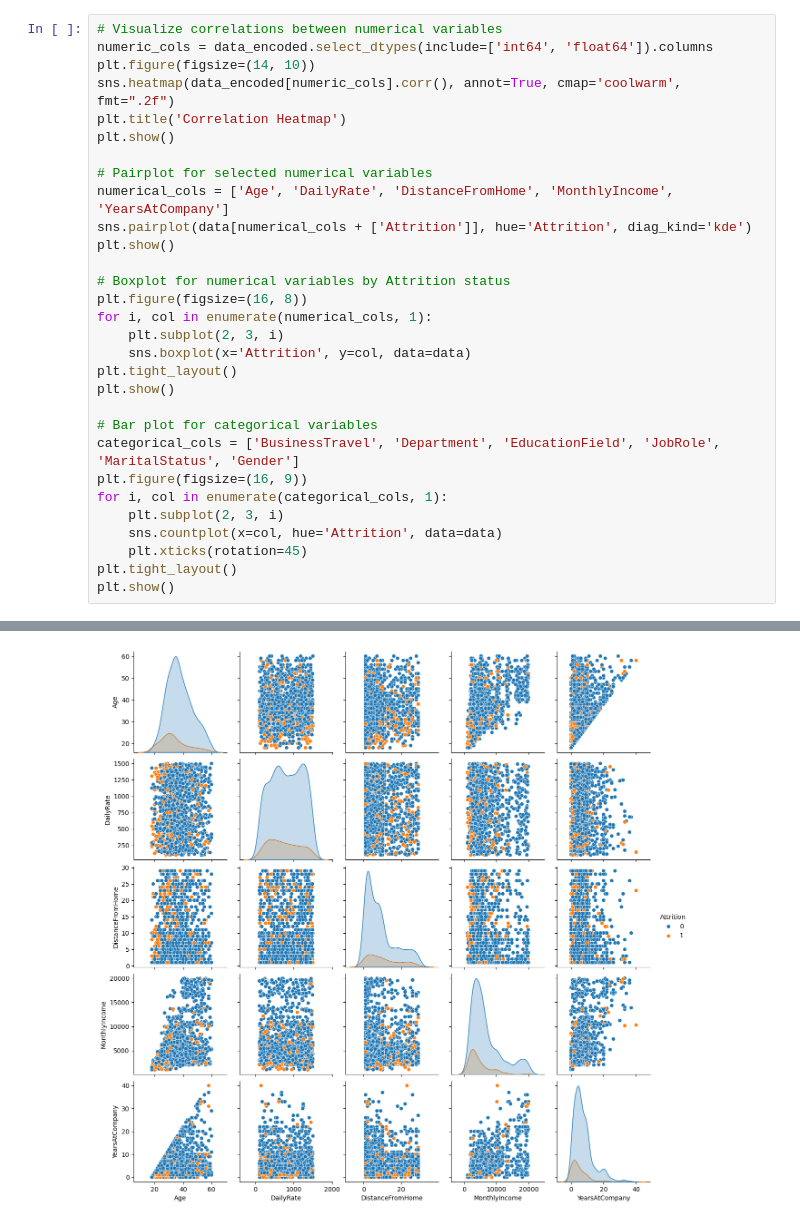
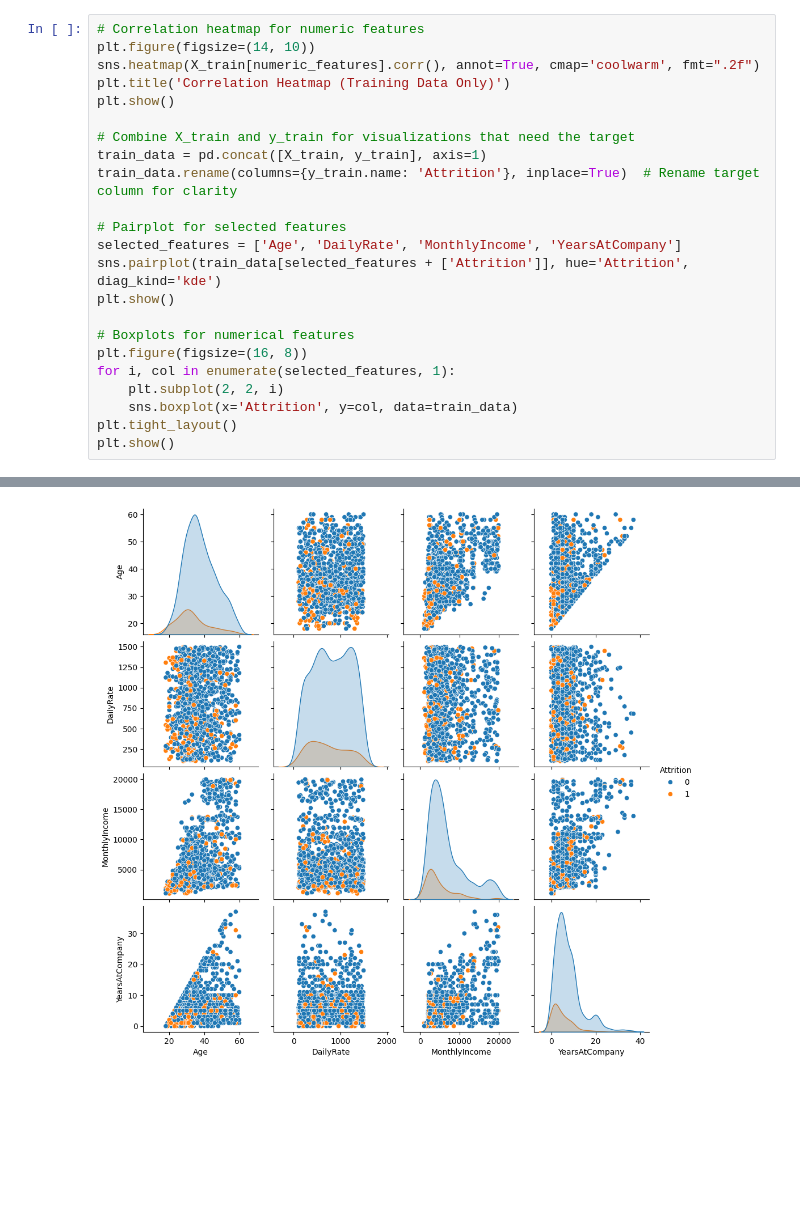
Before and after one commit to elpidakyritsopoulou/2nd-challenge, a Jupyter notebook: DT2_assignment.ipynb, the cells around one changed output, grey strips where cells are left out. Drawn from its saved outputs; the diff is of its cells as text; blank space fills up the shorter version.

```diff
--- a/DT2_assignment.ipynb
+++ b/DT2_assignment.ipynb
@@ -74,31 +77,24 @@ max                  15.000000             17.000000
 # %%
-# Visualize correlations between numerical variables
-numeric_cols = data_encoded.select_dtypes(include=['int64', 'float64']).columns
+# Correlation heatmap for numeric features
 plt.figure(figsize=(14, 10))
-sns.heatmap(data_encoded[numeric_cols].corr(), annot=True, cmap='coolwarm', fmt=".2f")
-plt.title('Correlation Heatmap')
+sns.heatmap(X_train[numeric_features].corr(), annot=True, cmap='coolwarm', fmt=".2f")
+plt.title('Correlation Heatmap (Training Data Only)')
 plt.show()
 
-# Pairplot for selected numerical variables
-numerical_cols = ['Age', 'DailyRate', 'DistanceFromHome', 'MonthlyIncome', 'YearsAtCompany']
-sns.pairplot(data[numerical_cols + ['Attrition']], hue='Attrition', diag_kind='kde')
+# Combine X_train and y_train for visualizations that need the target
+train_data = pd.concat([X_train, y_train], axis=1)
+train_data.rename(columns={y_train.name: 'Attrition'}, inplace=True)  # Rename target column for clarity
+
+# Pairplot for selected features
+selected_features = ['Age', 'DailyRate', 'MonthlyIncome', 'YearsAtCompany']
+sns.pairplot(train_data[selected_features + ['Attrition']], hue='Attrition', diag_kind='kde')
 plt.show()
 
-# Boxplot for numerical variables by Attrition status
+# Boxplots for numerical features
 plt.figure(figsize=(16, 8))
-for i, col in enumerate(numerical_cols, 1):
-    plt.subplot(2, 3, i)
-    sns.boxplot(x='Attrition', y=col, data=data)
+for i, col in enumerate(selected_features, 1):
+    plt.subplot(2, 2, i)
+    sns.boxplot(x='Attrition', y=col, data=train_data)
 plt.tight_layout()
 plt.show()
-
-# Bar plot for categorical variables
-categorical_cols = ['BusinessTravel', 'Department', 'EducationField', 'JobRole', 'MaritalStatus', 'Gender']
-plt.figure(figsize=(16, 9))
-for i, col in enumerate(categorical_cols, 1):
-    plt.subplot(2, 3, i)
-    sns.countplot(x=col, hue='Attrition', data=data)
-    plt.xticks(rotation=45)
-plt.tight_layout()
-plt.show()
 # %% [output]
@@ -106 +102 @@ plt.show()
-[figure, old version]
+[figure, new version]
```
Also changed, not shown: parts of 11 cells of this notebook.
